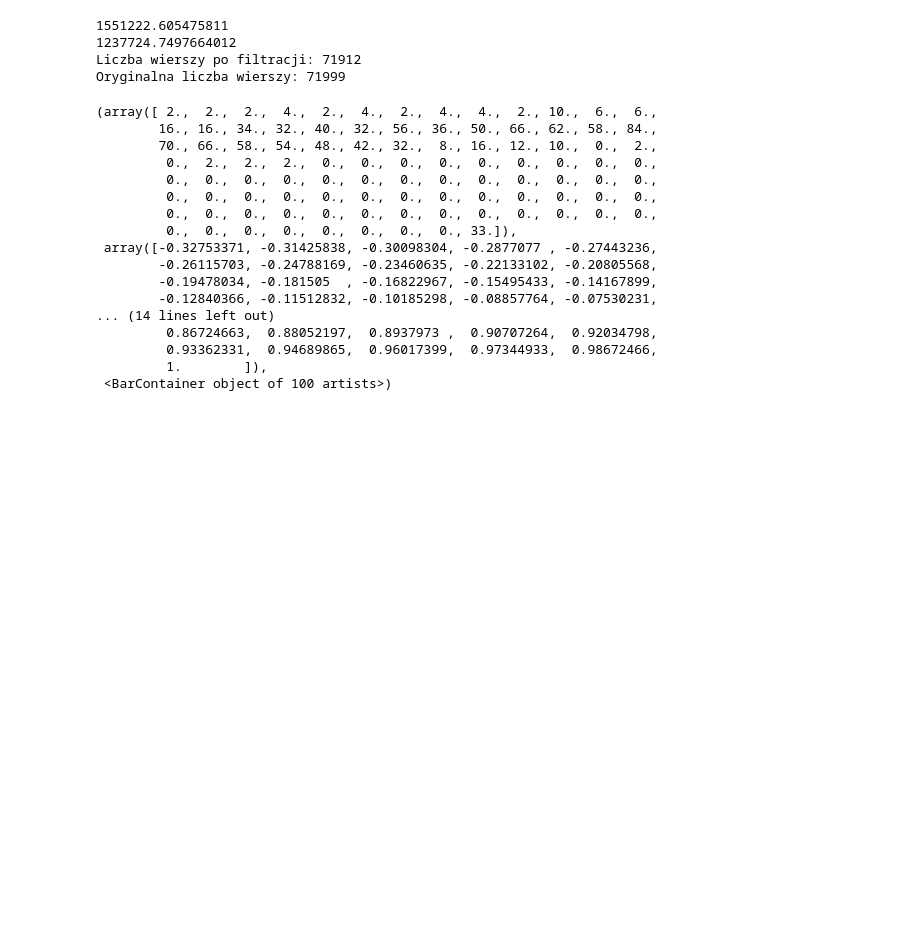
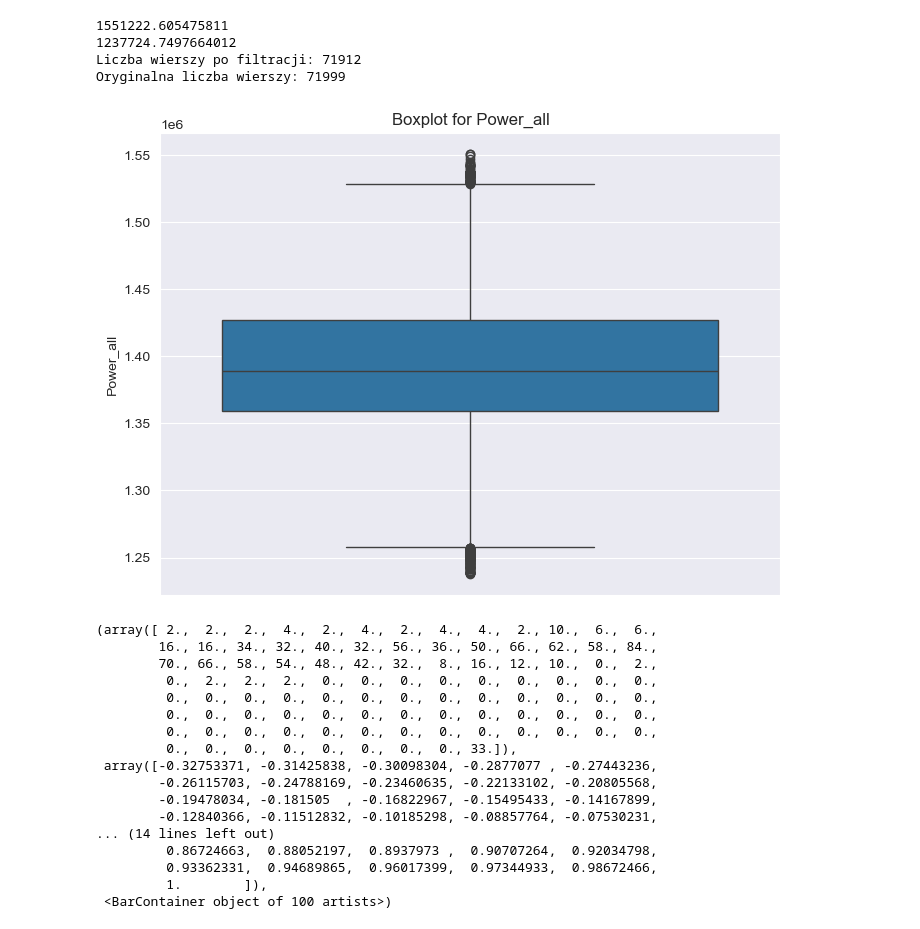
Before and after one commit to Ciaptok/Wave-Energy-Converters-Dataset-Analyze, a Jupyter notebook: notebooks/Perth.ipynb, the cells around one changed output. Saved outputs shown, nothing was run; the diff lists cells and outputs as text; code cells hidden in the pictures; blank space fills up the shorter version.

Commit message:
Perth - final changes

```diff
--- a/notebooks/Perth.ipynb
+++ b/notebooks/Perth.ipynb
@@ -210,6 +220,15 @@ perth_df = final_df_new
 1237724.7497664012
 Liczba wierszy po filtracji: 71912
 Oryginalna liczba wierszy: 71999
+# %%
+# Boxplot dla kolumny Power_all
+plt.figure(figsize=(8, 6))
+sns.boxplot(y=perth_df['Power_all'])
+plt.title('Boxplot for Power_all')
+plt.ylabel('Power_all')
+plt.show()
+# %% [output]
+[figure, added]
 # %%
 tab=np.array(correlation_matrix).reshape(-1)
 plt.hist(tab, bins=100)
```
Also changed, not shown: parts of 20 cells of this notebook.
